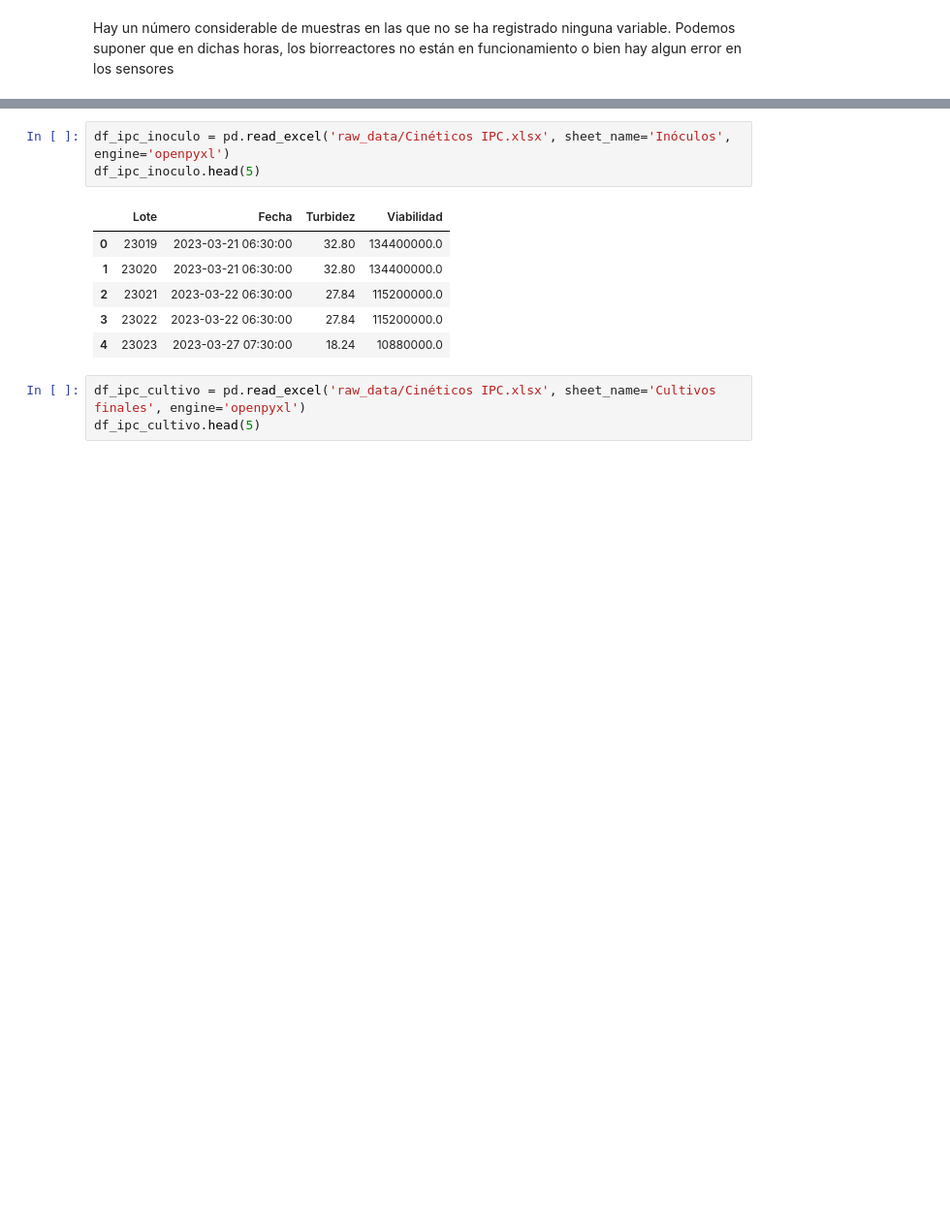
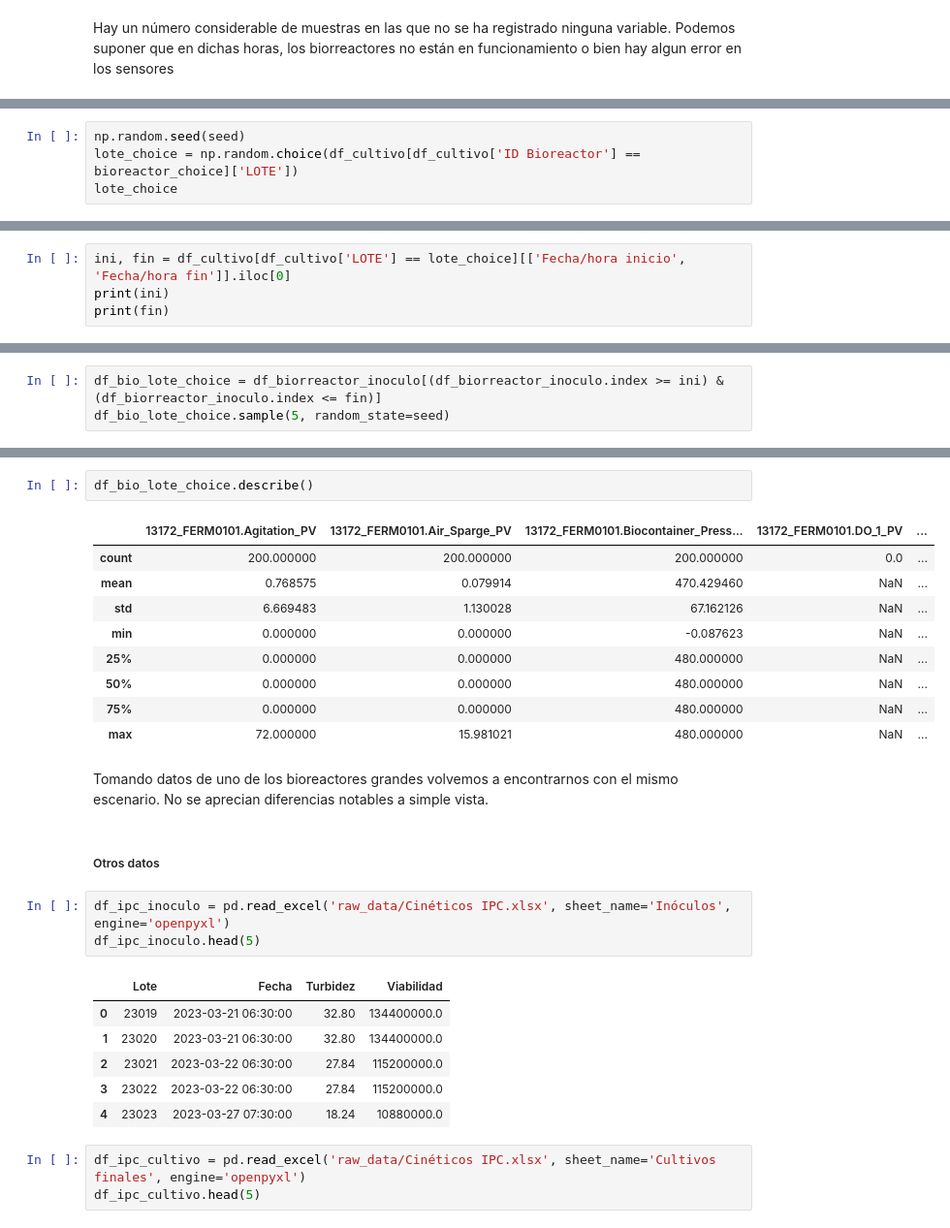
Before and after one commit to nikodyulger/datathon-los-forajidos, a Jupyter notebook: exploracion.ipynb, the cells around one changed output, grey strips where cells are left out. Shown at 97% size. Saved outputs shown, nothing was run; the diff lists cells and outputs as text; blank space fills up the shorter version.

```diff
--- a/exploracion.ipynb
+++ b/exploracion.ipynb
@@ -747,0 +815,4 @@ memory usage: 6.8 MB
+# %%
+np.random.seed(seed)
+lote_choice = np.random.choice(df_cultivo[df_cultivo['ID Bioreactor'] == bioreactor_choice]['LOTE'])
+lote_choice
@@ -747,0 +821,4 @@ memory usage: 6.8 MB
+# %%
+ini, fin = df_cultivo[df_cultivo['LOTE'] == lote_choice][['Fecha/hora inicio', 'Fecha/hora fin']].iloc[0]
+print(ini)
+print(fin)
@@ -747,0 +828,3 @@ memory usage: 6.8 MB
+# %%
+df_bio_lote_choice = df_biorreactor_inoculo[(df_biorreactor_inoculo.index >= ini) & (df_biorreactor_inoculo.index <= fin)]
+df_bio_lote_choice.sample(5, random_state=seed)
@@ -748,3 +839,19 @@ memory usage: 6.8 MB
+# %%
+df_bio_lote_choice.describe()
+# %% [output]
+|  | 13172_FERM0101.Agitation_PV | 13172_FERM0101.Air_Sparge_PV | 13172_FERM0101.Biocontainer_Press... | 13172_FERM0101.DO_1_PV | ... |
+| count | 200.000000 | 200.000000 | 200.000000 | 0.0 | ... |
+| mean | 0.768575 | 0.079914 | 470.429460 | NaN | ... |
+| std | 6.669483 | 1.130028 | 67.162126 | NaN | ... |
+| min | 0.000000 | 0.000000 | -0.087623 | NaN | ... |
+| 25% | 0.000000 | 0.000000 | 480.000000 | NaN | ... |
+| 50% | 0.000000 | 0.000000 | 480.000000 | NaN | ... |
+| 75% | 0.000000 | 0.000000 | 480.000000 | NaN | ... |
+| max | 72.000000 | 15.981021 | 480.000000 | NaN | ... |
+# %% [markdown]
+Tomando datos de uno de los bioreactores grandes volvemos a encontrarnos con el mismo escenario. No se aprecian diferencias notables a simple vista.
+# %% [markdown]
+##### Otros datos
 # %%
 df_ipc_inoculo = pd.read_excel('raw_data/Cinéticos IPC.xlsx', sheet_name='Inóculos', engine='openpyxl')
 df_ipc_inoculo.head(5)
```
Also changed, not shown: parts of 21 cells of this notebook, 1 other file.
